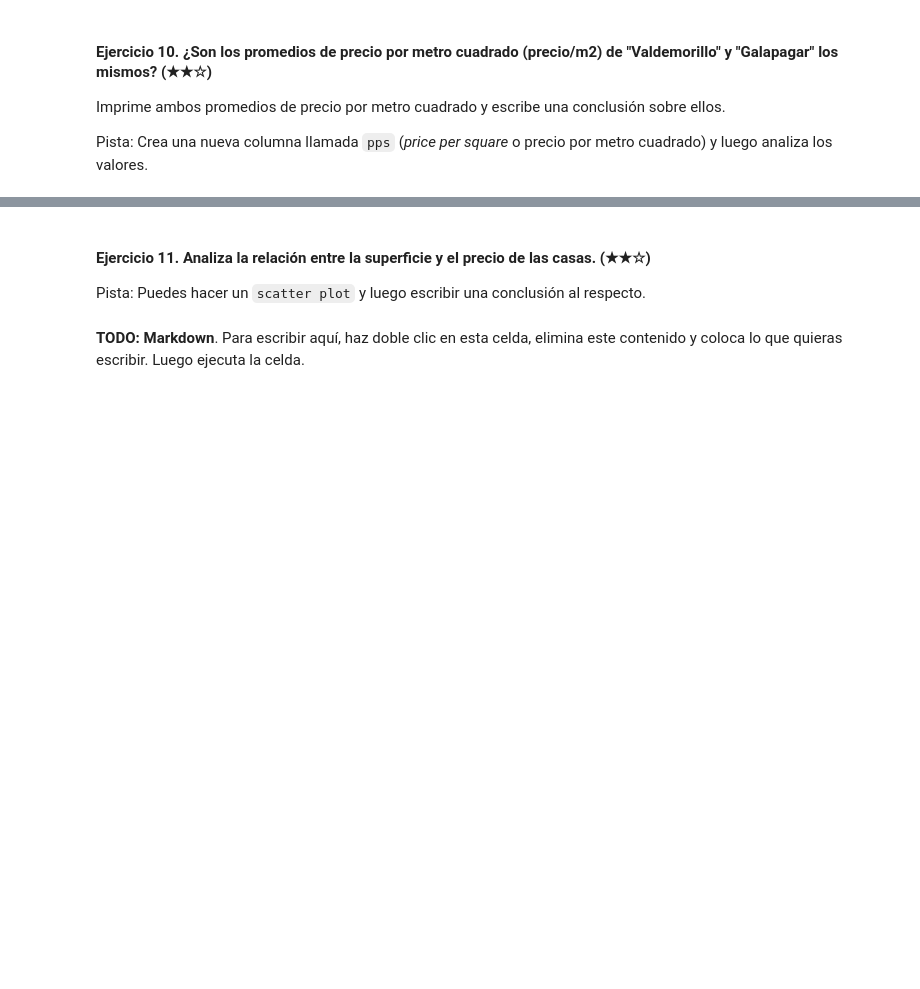
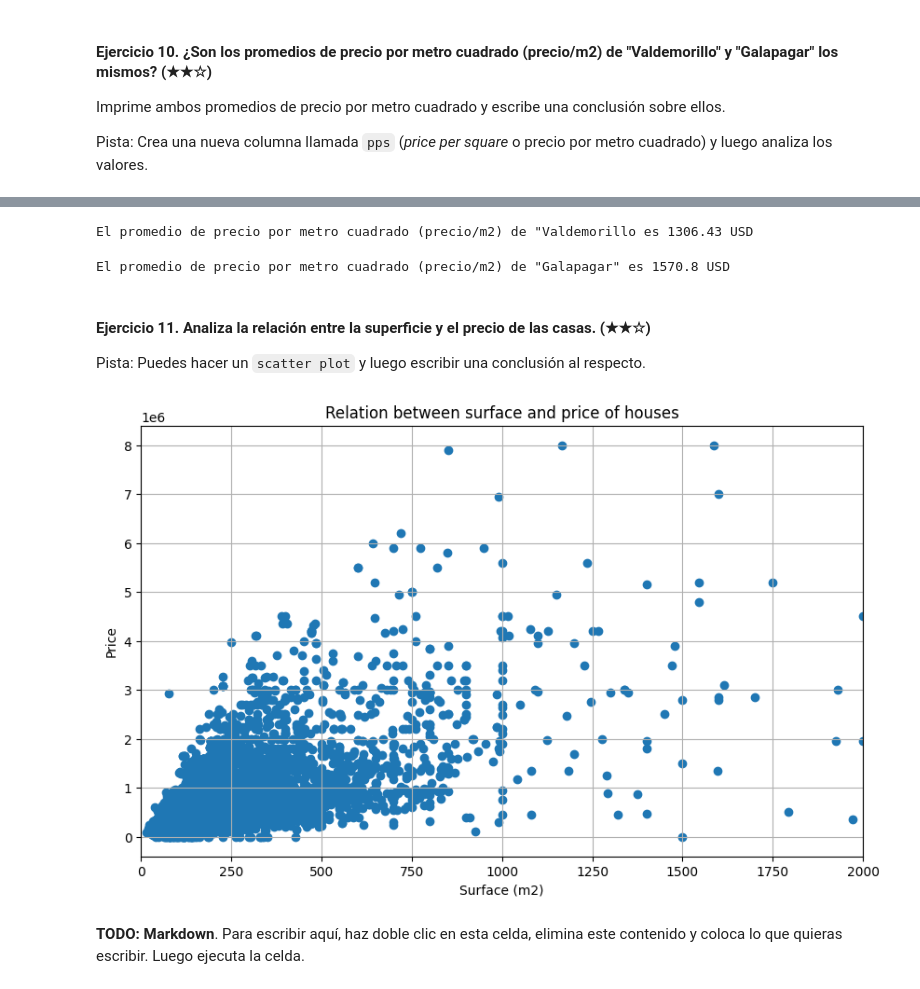
Before and after one commit to remelop03/realestate-datacleanup-exercise, a Jupyter notebook: project.es.ipynb, the cells around one changed output, grey strips where cells are left out. Saved outputs shown, nothing was run; the diff lists cells and outputs as text; code cells hidden in the pictures; blank space fills up the shorter version.

```diff
--- a/project.es.ipynb
+++ b/project.es.ipynb
@@ -237,4 +334,5 @@ Imprime ambos promedios de precio por metro cuadrado y escribe una conclusión s
 
 Pista: Crea una nueva columna llamada `pps` (*price per square* o precio por metro cuadrado) y luego analiza los valores.
 # %%
-# TODO
+data['pps'] = data['price']/data['surface']
+data.head()
@@ -241,9 +347,30 @@ Pista: Crea una nueva columna llamada `pps` (*price per square* o precio por met
+# %%
+mean_pps_valdemorillo = data[data['level5'] == 'Valdemorillo']['pps'].mean()
+print(f'El promedio de precio por metro cuadrado (precio/m2) de "Valdemorillo" es {round(mean_pps_valdemorillo, 2)} USD')
+# %% [output]
+El promedio de precio por metro cuadrado (precio/m2) de "Valdemorillo es 1306.43 USD
+# %%
+mean_pps_galapagar = data[data['level5'] == 'Galapagar']['pps'].mean()
+print(f'El promedio de precio por metro cuadrado (precio/m2) de "Galapagar" es {round(mean_pps_galapagar, 2)} USD')
+# %% [output]
+El promedio de precio por metro cuadrado (precio/m2) de "Galapagar" es 1570.8 USD
 # %% [markdown]
 #### Ejercicio 11. Analiza la relación entre la superficie y el precio de las casas. (★★☆)
 
 Pista: Puedes hacer un `scatter plot` y luego escribir una conclusión al respecto.
 # %%
-# TODO: Código
+import matplotlib.pyplot as plt
+plt.figure(figsize=(10, 6))
+plt.scatter(x = data['surface'], y = data['price'])
+plt.title('Relation between surface and price of houses')
+plt.xlabel('Surface (m2)')
+plt.ylabel('Price')
+plt.xlim(0, 2000)
+plt.grid(True)
+plt.tight_layout
+plt.show()
+# %% [output]
+[figure, added]
 # %% [markdown]
 **TODO: Markdown**. Para escribir aquí, haz doble clic en esta celda, elimina este contenido y coloca lo que quieras escribir. Luego ejecuta la celda.
 # %% [markdown]
```
Also changed, not shown: parts of 20 cells of this notebook, 1 other file.
